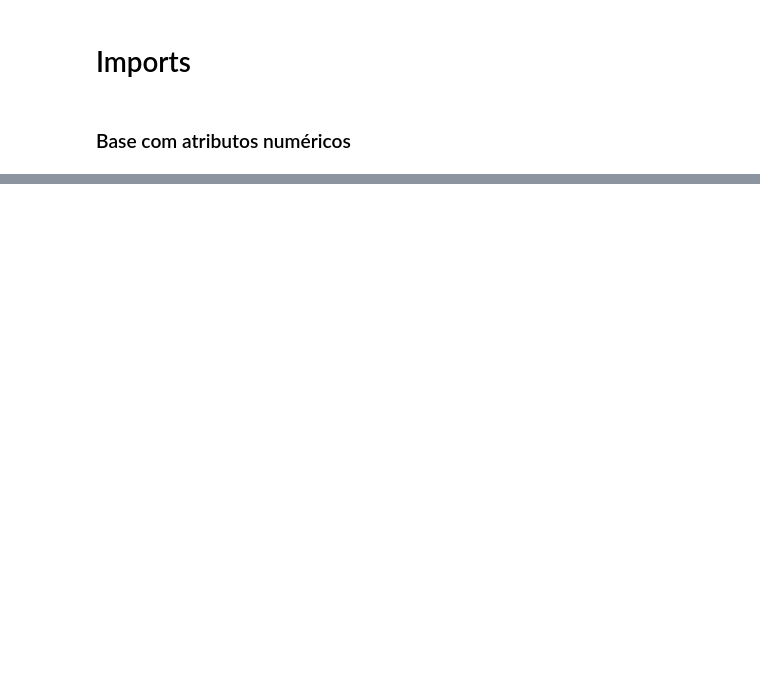
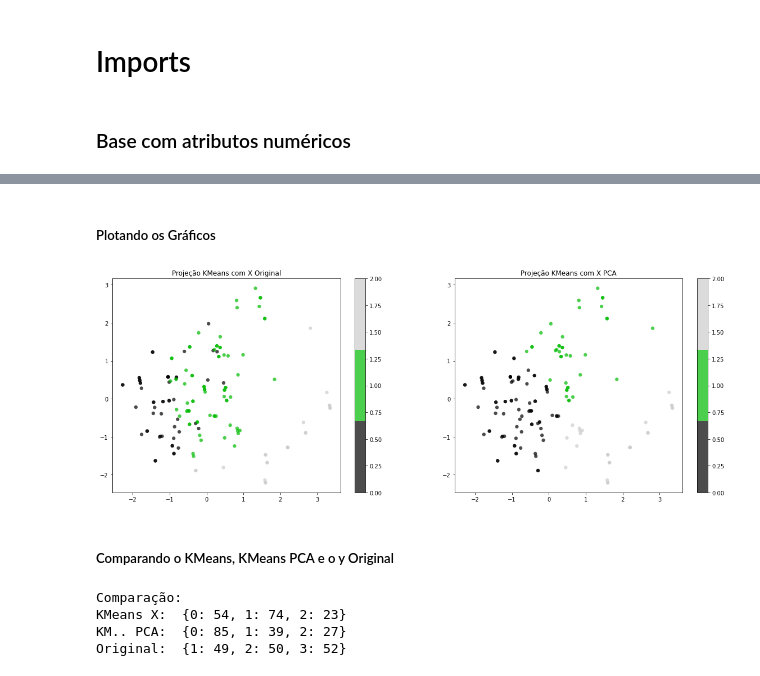
Before and after one commit to clebsonluiz/UAST-2021.1-REC-PAD, a Jupyter notebook: REC-PAD-2021_1 TAE.ipynb, the cells around one changed output, grey strips where cells are left out. Drawn from its saved outputs; the diff is of its cells as text; code cells hidden in the pictures; blank space fills up the shorter version.

Commit message:
Commit 3 - Iniciando clusterização

```diff
--- a/REC-PAD-2021_1 TAE.ipynb
+++ b/REC-PAD-2021_1 TAE.ipynb
@@ -67,0 +183,49 @@ dtype: object
+# %%
+from sklearn.cluster import KMeans
+
+kmeans = KMeans(n_clusters=len(y_unique)).fit(X)
+labels = kmeans.labels_
+
+kmeans_PCA = KMeans(n_clusters=len(y_unique)).fit(X_reduced)
+labels_PCA = kmeans_PCA.labels_
+# %% [markdown]
+##### Plotando os Gráficos
+# %%
+
+plt.figure(figsize=(10*2, 7))
+
+plt.subplot(1, 2, 1) # row 1, col 2 index 1
+plt.scatter(X_reduced[:, 0], X_reduced[:, 1], c=labels,
+            edgecolor='none', alpha=0.7, s=40,
+            cmap=plt.cm.get_cmap('nipy_spectral', len(y_unique)))
+plt.colorbar()
+plt.title('Projeção KMeans com X Original')
+
+plt.subplot(1, 2, 2) # row 1, col 2 index 1
+plt.scatter(X_reduced[:, 0], X_reduced[:, 1], c=labels_PCA,
+            edgecolor='none', alpha=0.7, s=40,
+            cmap=plt.cm.get_cmap('nipy_spectral', len(y_unique)))
+plt.colorbar()
+plt.title('Projeção KMeans com X PCA')
+
+plt.show()
+# %% [output]
+[figure, added]
+# %% [markdown]
+##### Comparando o KMeans, KMeans PCA e o y Original
+# %%
+print("Comparação: ")
+
+unique, counts = np.unique(labels, return_counts=True) # KMeans
+print("KMeans X: " , dict(zip(unique, counts)))
+
+unique, counts = np.unique(labels_PCA, return_counts=True) # KMeans PCA
+print("KM.. PCA: ", dict(zip(unique, counts)))
+
+unique, counts = np.unique(y, return_counts=True) # Original
+print("Original: ", dict(zip(unique, counts)))
+# %% [output]
+Comparação:
+KMeans X:  {0: 54, 1: 74, 2: 23}
+KM.. PCA:  {0: 85, 1: 39, 2: 27}
+Original:  {1: 49, 2: 50, 3: 52}
```
Also changed, not shown: parts of 12 cells of this notebook, 4 other files.
